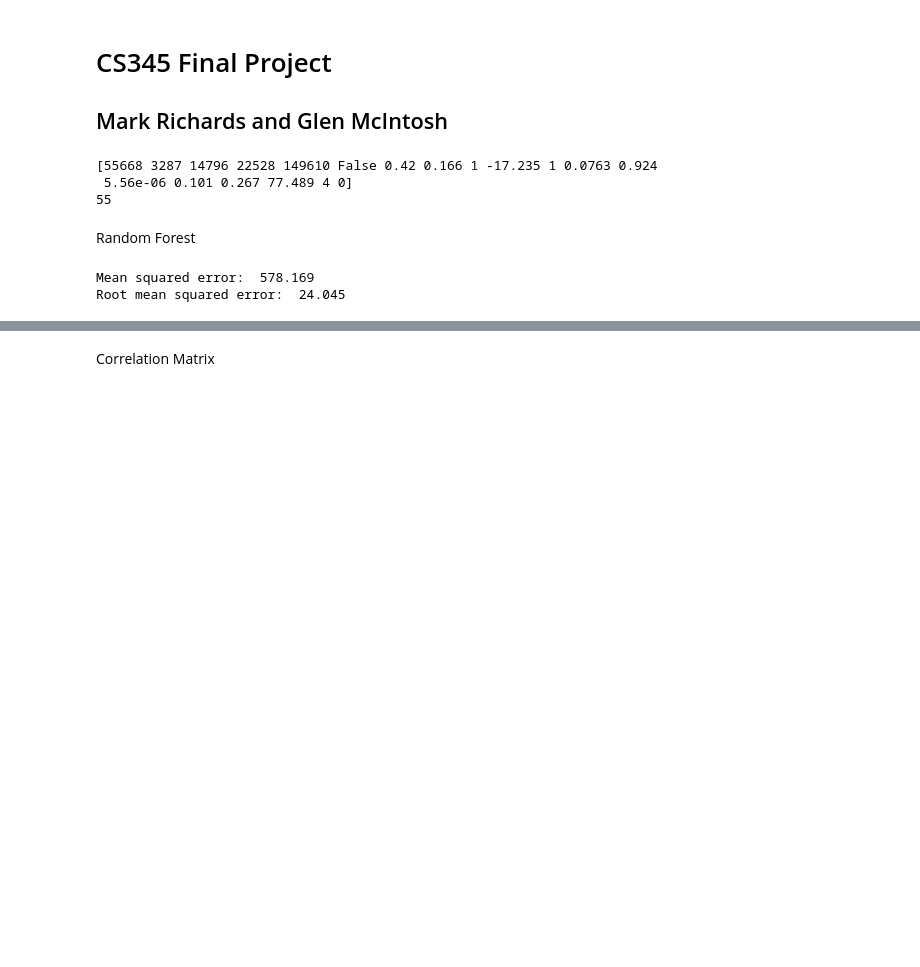
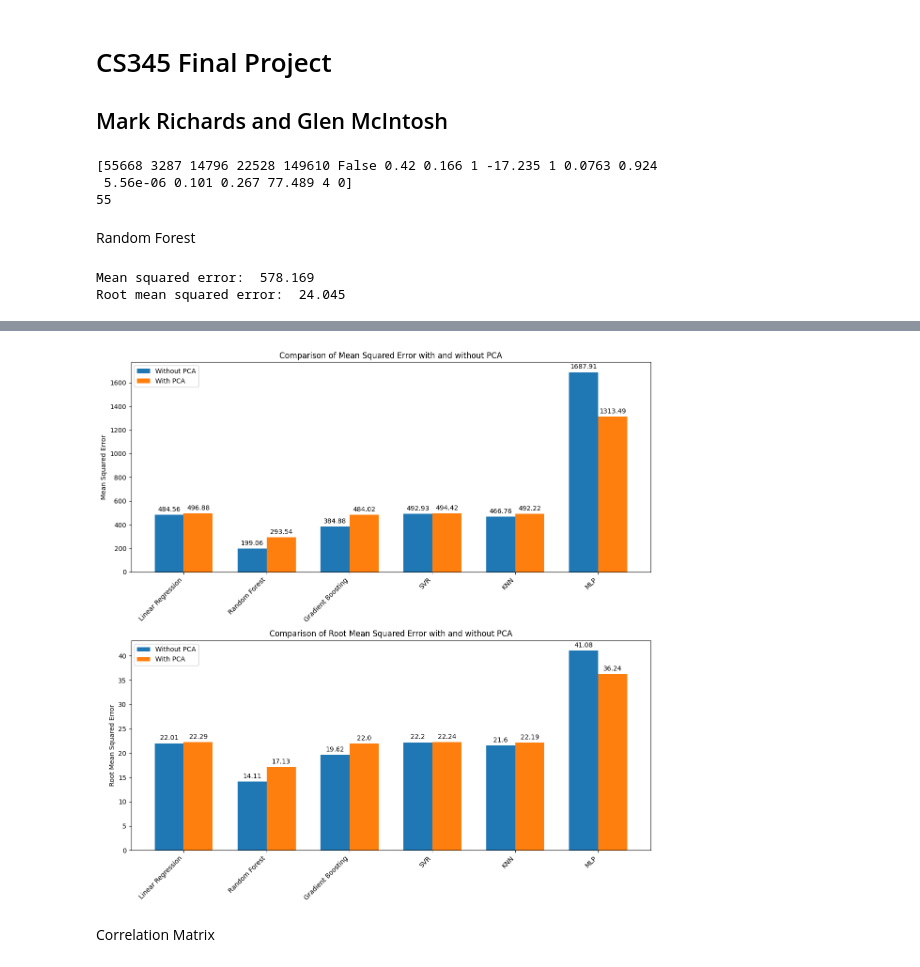
Before and after one commit to GMCINTO/cs345_project, a Jupyter notebook: Final_Project_Copy.ipynb, the cells around one changed output, grey strips where cells are left out. Saved outputs shown, nothing was run; the diff lists cells and outputs as text; code cells hidden in the pictures; blank space fills up the shorter version.

Commit message:
added pca analysis graphs and tests before pca

```diff
--- a/Final_Project_Copy.ipynb
+++ b/Final_Project_Copy.ipynb
@@ -112,3 +58,95 @@ MLP: Root mean Squared Error = 38.95184074032184
+# %%
+import matplotlib.pyplot as plt
+from sklearn.decomposition import PCA
+from sklearn.linear_model import LinearRegression
+from sklearn.metrics import mean_squared_error
+
+from sklearn.ensemble import RandomForestRegressor, GradientBoostingRegressor
+from sklearn.svm import SVR
+from sklearn.neighbors import KNeighborsRegressor
+from sklearn.neural_network import MLPRegressor
+import math
+
+models = {
+    "Linear Regression": LinearRegression(),
+    "Random Forest": RandomForestRegressor(),
+    "Gradient Boosting": GradientBoostingRegressor(),
+    "SVR": SVR(),
+    "KNN": KNeighborsRegressor(),
+    "MLP": MLPRegressor()
+}
+
+mse_pca = {}
+rmse_pca = {}
+
+mse_no_pca = {}
+rmse_no_pca = {}
+
+for name, model in models.items():
+    model.fit(X_train, y_train)
+    y_pred = model.predict(X_test)
+    mse = mean_squared_error(y_test, y_pred)
+    rmse = math.sqrt(mse)
+    mse_no_pca[name] = mse
+    rmse_no_pca[name] = rmse
+
+for name, model in models.items():
+    model.fit(X_train_pca, y_train)
+    y_pred = model.predict(X_test_pca)
+    mse = mean_squared_error(y_test, y_pred)
+    rmse = math.sqrt(mse)
+    mse_pca[name] = mse
+    rmse_pca[name] = rmse
+
+
+mse_no_pca = [mse_no_pca[name] for name in models]  # Mean Squared Errors without PCA
+rmse_no_pca = [rmse_no_pca[name] for name in models]  # Root Mean Squared Errors without PCA
+
+mse_with_pca = [mse_pca[name] for name in models]  # Mean Squared Errors with PCA
+rmse_with_pca = [rmse_pca[name] for name in models]  # Root Mean Squared Errors with PCA
+
+x = np.arange(len(models))
+width = 0.35
+
+fig, ax = plt.subplots(2, figsize=(12, 12))
+
+rects1 = ax[0].bar(x - width/2, mse_no_pca, width, label='Without PCA')
+rects2 = ax[0].bar(x + width/2, mse_with_pca, width, label='With PCA')
+
+ax[0].set_ylabel('Mean Squared Error')
+ax[0].set_title('Comparison of Mean Squared Error with and without PCA')
+ax[0].set_xticks(x)
+ax[0].set_xticklabels(models, rotation=45, ha="right")
+ax[0].legend()
+
+rects3 = ax[1].bar(x - width/2, rmse_no_pca, width, label='Without PCA')
+rects4 = ax[1].bar(x + width/2, rmse_with_pca, width, label='With PCA')
+
+ax[1].set_ylabel('Root Mean Squared Error')
+ax[1].set_title('Comparison of Root Mean Squared Error with and without PCA')
+ax[1].set_xticks(x)
+ax[1].set_xticklabels(models, rotation=45, ha="right")
+ax[1].legend()
+
+def add_labels(rects, ax):
+    for rect in rects:
+        height = rect.get_height()
+        ax.annotate('{}'.format(round(height, 2)),
+                    xy=(rect.get_x() + rect.get_width() / 2, height),
+                    xytext=(0, 3),
+                    textcoords="offset points",
+                    ha='center', va='bottom')
+
+add_labels(rects1, ax[0])
+add_labels(rects2, ax[0])
+add_labels(rects3, ax[1])
+add_labels(rects4, ax[1])
+
+fig.tight_layout()
+
+plt.show()
+# %% [output]
+[figure, added]
 # %% [markdown]
 Correlation Matrix
 # %%
```
Also changed, not shown: parts of 2 cells of this notebook.
